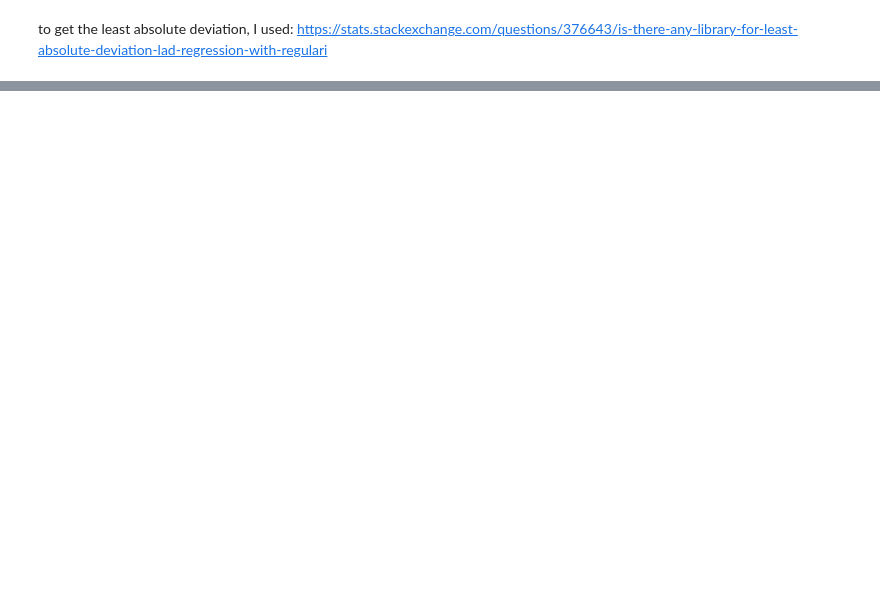
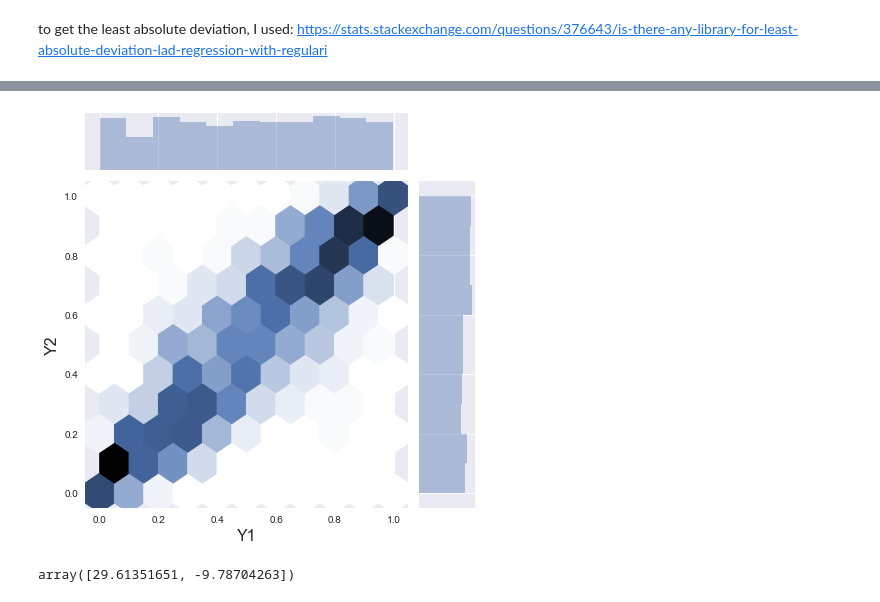
Before and after one commit to MatePocs/quick_projects, a Jupyter notebook: linear_regression_misconceptions.ipynb, the cells around one changed output, grey strips where cells are left out. Drawn from its saved outputs; the diff is of its cells as text; code cells hidden in the pictures; blank space fills up the shorter version.

```diff
--- a/linear_regression_misconceptions.ipynb
+++ b/linear_regression_misconceptions.ipynb
@@ -67,0 +66,5 @@ to get the least absolute deviation, I used: https://stats.stackexchange.com/que
+# %%
+h = sns.jointplot(X[:, 0], X[:, 1], kind='hex', stat_func=None)
+h.set_axis_labels('Y1', 'Y2', fontsize=16);
+# %% [output]
+[figure, added]
@@ -67,0 +74,6 @@ to get the least absolute deviation, I used: https://stats.stackexchange.com/que
+# %%
+lr = LinearRegression()
+lr.fit(X,y)
+lr.coef_
+# %% [output]
+array([29.61351651, -9.78704263])
```
Also changed, not shown: parts of 32 cells of this notebook.
